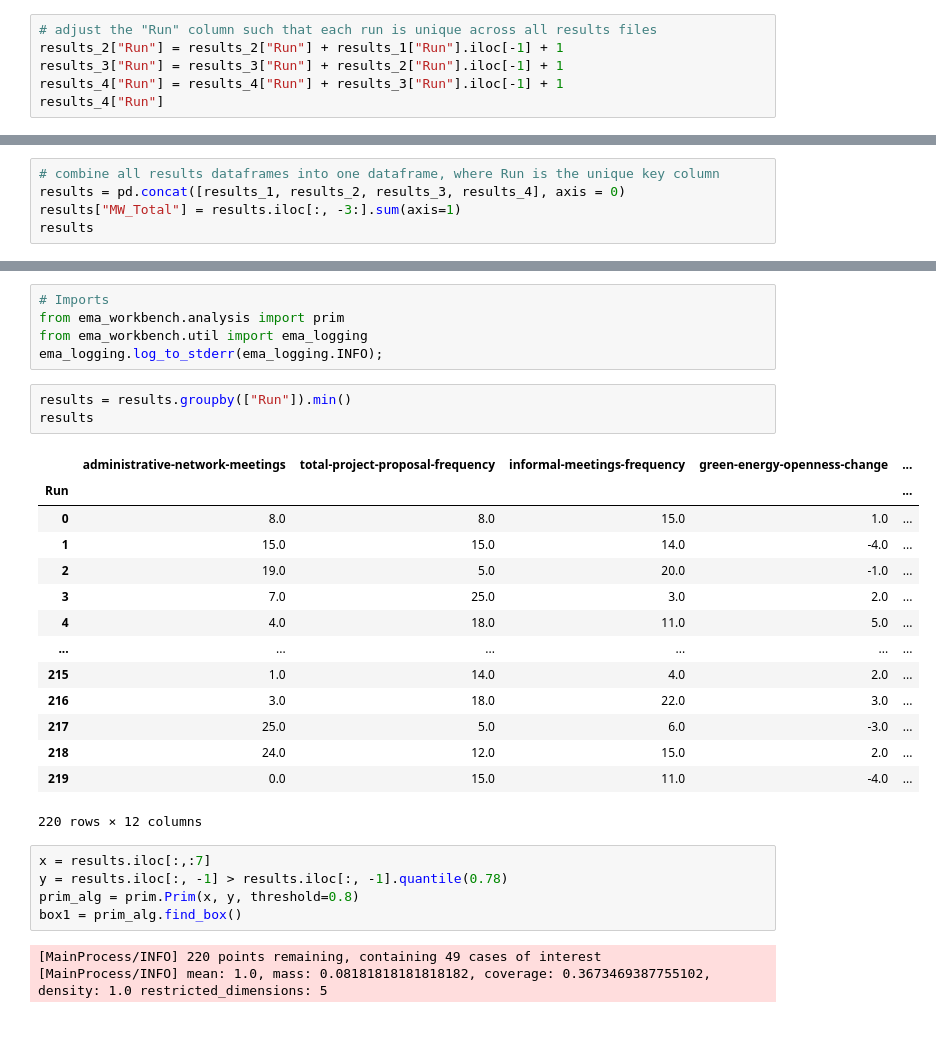
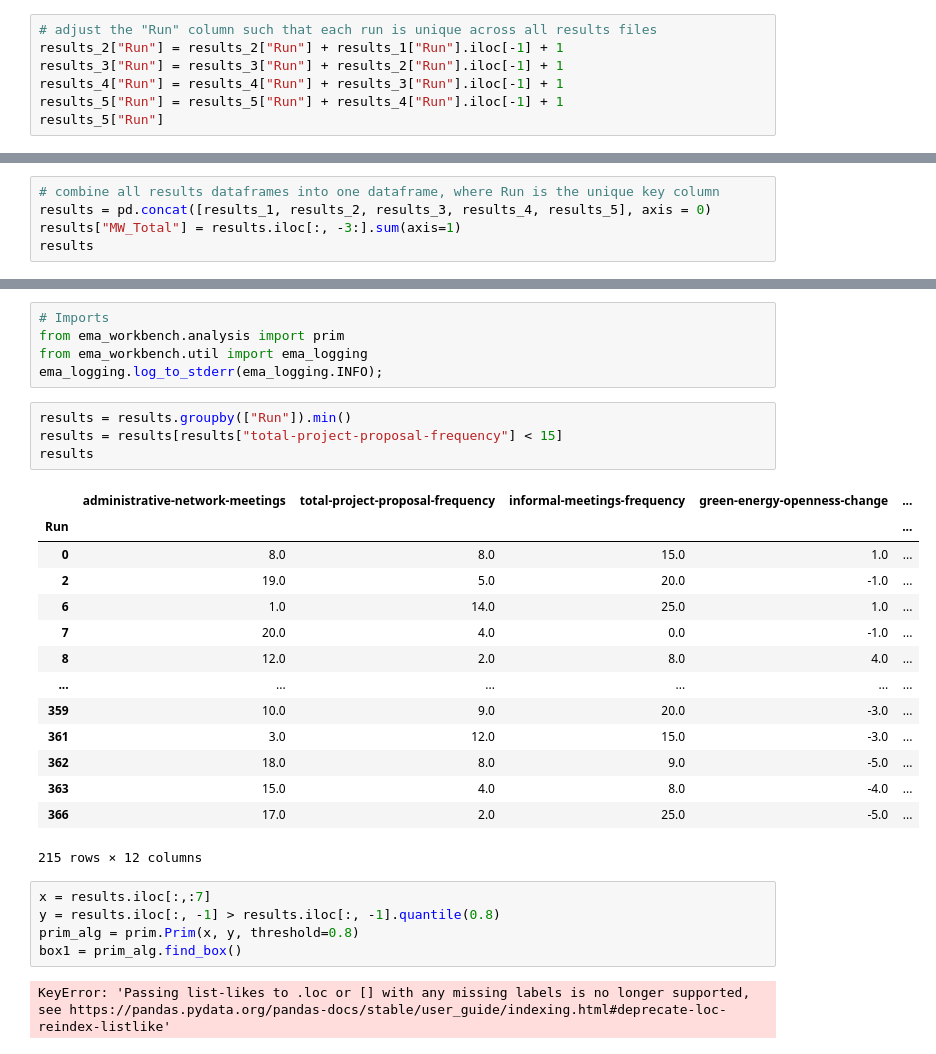
Before and after one commit to fcruztorres/ABM_Energy_Transition, a Jupyter notebook: Data Analysis with prim.ipynb, the cells around one changed output, grey strips where cells are left out. Saved outputs shown, nothing was run; the diff lists cells and outputs as text.

```diff
--- a/Data Analysis with prim.ipynb
+++ b/Data Analysis with prim.ipynb
@@ -59,5 +61,6 @@ for i,j in zip(range(1,count_parameters), range(1,count_outcomes)):
 results_2["Run"] = results_2["Run"] + results_1["Run"].iloc[-1] + 1
 results_3["Run"] = results_3["Run"] + results_2["Run"].iloc[-1] + 1
 results_4["Run"] = results_4["Run"] + results_3["Run"].iloc[-1] + 1
-results_4["Run"]
+results_5["Run"] = results_5["Run"] + results_4["Run"].iloc[-1] + 1
+results_5["Run"]
 # %% [output]
@@ -75,7 +78,7 @@ results_4["Run"]
 Name: Run, Length: 15000, dtype: int64
 # %%
 # combine all results dataframes into one dataframe, where Run is the unique key column
-results = pd.concat([results_1, results_2, results_3, results_4], axis = 0)
+results = pd.concat([results_1, results_2, results_3, results_4, results_5], axis = 0)
 results["MW_Total"] = results.iloc[:, -3:].sum(axis=1)
 results
 # %% [output]
@@ -180,30 +183,30 @@ from ema_workbench.util import ema_logging
 ema_logging.log_to_stderr(ema_logging.INFO);
 # %%
 results = results.groupby(["Run"]).min()
+results = results[results["total-project-proposal-frequency"] < 15]
 results
 # %% [output]
 |  | administrative-network-meetings | total-project-proposal-frequency | informal-meetings-frequency | green-energy-openness-change | ... |
 | Run |  |  |  |  | ... |
 | 0 | 8.0 | 8.0 | 15.0 | 1.0 | ... |
-| 1 | 15.0 | 15.0 | 14.0 | -4.0 | ... |
 | 2 | 19.0 | 5.0 | 20.0 | -1.0 | ... |
-| 3 | 7.0 | 25.0 | 3.0 | 2.0 | ... |
-| 4 | 4.0 | 18.0 | 11.0 | 5.0 | ... |
+| 6 | 1.0 | 14.0 | 25.0 | 1.0 | ... |
+| 7 | 20.0 | 4.0 | 0.0 | -1.0 | ... |
+| 8 | 12.0 | 2.0 | 8.0 | 4.0 | ... |
 | ... | ... | ... | ... | ... | ... |
-| 215 | 1.0 | 14.0 | 4.0 | 2.0 | ... |
-| 216 | 3.0 | 18.0 | 22.0 | 3.0 | ... |
-| 217 | 25.0 | 5.0 | 6.0 | -3.0 | ... |
-| 218 | 24.0 | 12.0 | 15.0 | 2.0 | ... |
-| 219 | 0.0 | 15.0 | 11.0 | -4.0 | ... |
+| 359 | 10.0 | 9.0 | 20.0 | -3.0 | ... |
+| 361 | 3.0 | 12.0 | 15.0 | -3.0 | ... |
+| 362 | 18.0 | 8.0 | 9.0 | -5.0 | ... |
+| 363 | 15.0 | 4.0 | 8.0 | -4.0 | ... |
+| 366 | 17.0 | 2.0 | 25.0 | -5.0 | ... |
-220 rows × 12 columns
+215 rows × 12 columns
 # %%
 x = results.iloc[:,:7]
-y = results.iloc[:, -1] > results.iloc[:, -1].quantile(0.78)
+y = results.iloc[:, -1] > results.iloc[:, -1].quantile(0.8)
 prim_alg = prim.Prim(x, y, threshold=0.8)
 box1 = prim_alg.find_box()
 # %% [output]
-[MainProcess/INFO] 220 points remaining, containing 49 cases of interest
-[MainProcess/INFO] mean: 1.0, mass: 0.08181818181818182, coverage: 0.3673469387755102, density: 1.0 restricted_dimensions: 5
+KeyError: 'Passing list-likes to .loc or [] with any missing labels is no longer supported, see https://pandas.pydata.org/pandas-docs/stable/user_guide/indexing.html#deprecate-loc-reindex-listlike'
 # %%
 box1.show_tradeoff()
 plt.show()
```
Also changed, not shown: parts of 9 cells of this notebook, 4 other files.
